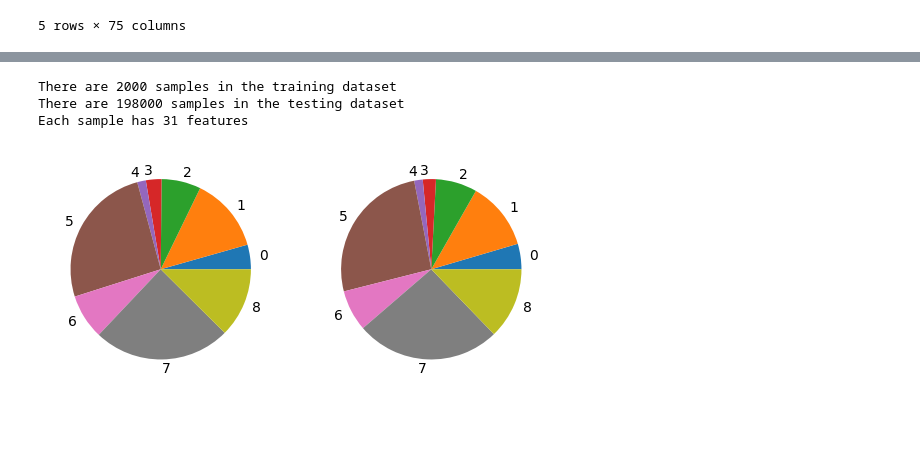
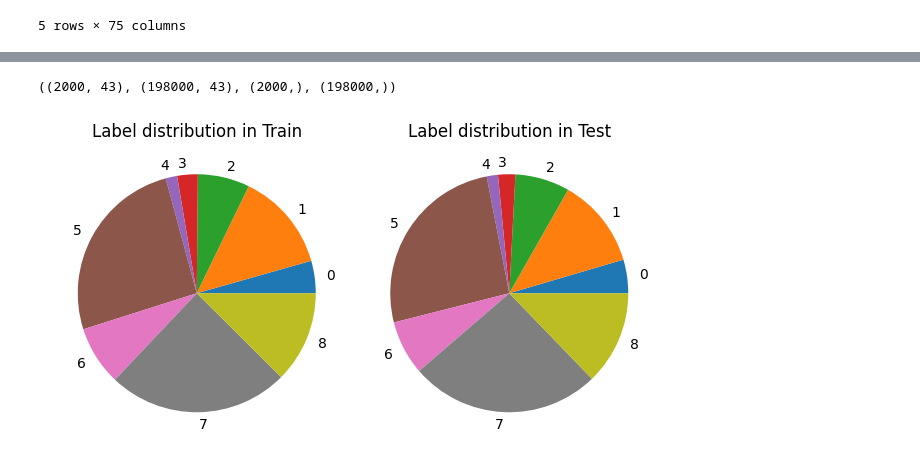
Before and after one commit to koltrakak-learning-repos/MLDM_learning_repo, a Jupyter notebook: Machine Learning/labs/Lab-topic-6-attribute-selection/attribute-selection-pca_nocode.ipynb, the cells around one changed output, grey strips where cells are left out. Saved outputs shown, nothing was run; the diff lists cells and outputs as text; code cells hidden in the pictures; blank space fills up the shorter version.

```diff
--- a/Machine Learning/labs/Lab-topic-6-attribute-selection/attribute-selection-pca_nocode.ipynb
+++ b/Machine Learning/labs/Lab-topic-6-attribute-selection/attribute-selection-pca_nocode.ipynb
@@ -84,4 +119,5 @@ array(['Class_6', 'Class_2', 'Class_8', 'Class_3', 'Class_1', 'Class_5',
 # %%
 # create X_full
+X_full = df_train.drop(['id', target], axis=1)
 # %%
 # show X_full
@@ -93,3 +130,9 @@ array(['Class_6', 'Class_2', 'Class_8', 'Class_3', 'Class_1', 'Class_5',
 | 3 | 0 | 0 | 7 | 0 | 1 | 5 | 2 | 2 | 0 | ... |
 | 4 | 1 | 0 | 0 | 0 | 0 | 0 | 0 | 0 | 0 | ... |
 5 rows × 75 columns
+# %%
+# create y
+le = LabelEncoder()
+y = le.fit_transform(df_train[target])
+display(le.classes_)
+display(y)
@@ -166 +226,23 @@ Used the top 30 transformed variables
 [figure]
+# %%
+pca_threshold = 0.9
+pca_variances = pca.explained_variance_ratio_
+
+# Sort the explained variance ratios in descending order
+# ... sono già ordinate ma con: sorted(pca_variances, reverse=true) ordini qualsiasi lista
+# pca_variances == sorted(pca_variances, reverse=True)
+
+# Calculate the cumulative sum of the explained variance ratios
+cum_variances = np.cumsum(pca_variances)
+display(cum_variances) # è un array
+
+# Find the index i of the first principal component where the cumulative sum exceeds 0.05
+cutoff_index = np.argmax(cumulative_variances > pca_threshold)
+print(f"considerando {cutoff_index} principal component, mantengo il {cum_variances[cutoff_index]*100:.2f}% della varianza")
+
+
+# Keep the first i principal components and discard the rest
+X = X_trans[:, :cutoff_index].copy() # Attenzione! Fare slicing in python copia i riferimenti e quindi le modifiche sono visibili anche sull'array originale. Fai copie
+# pca_X[0, 0] = 2.5
+display(X)
+display(X_trans)
@@ -167,13 +293,22 @@ Used the top 30 transformed variables
 # %%
 from sklearn.model_selection import train_test_split
+
+X_train, X_test, y_train, y_test = train_test_split(X, y, train_size = 0.01, random_state=random_state)
+X_train.shape, X_test.shape, y_train.shape, y_test.shape
 # %% [output]
-There are 2000 samples in the training dataset
-There are 198000 samples in the testing dataset
-Each sample has 31 features
+((2000, 43), (198000, 43), (2000,), (198000,))
 # %%
-# show frequencies of target labels in train and test
+# show frequencies of target labels in train and test to see if they are similar (sanity check)
+fig, (ax1,ax2) = plt.subplots(nrows=1, ncols=2)
+ax1.pie(np.unique(y_train, return_counts=True)[1], labels=np.unique(y_train, return_counts=True)[0]);
+ax1.set_title("Label distribution in Train")
+ax2.pie(np.unique(y_test, return_counts=True)[1], labels=np.unique(y_test, return_counts=True)[0]);
+ax2.set_title("Label distribution in Test")
+
+plt.tight_layout()
+plt.show()
 # %% [output]
-[figure, old version]
+[figure, new version]
 # %%
 scorings = ['accuracy'
             # ,'precision_macro'
```
Also changed, not shown: parts of 22 cells of this notebook, 12 other files.
